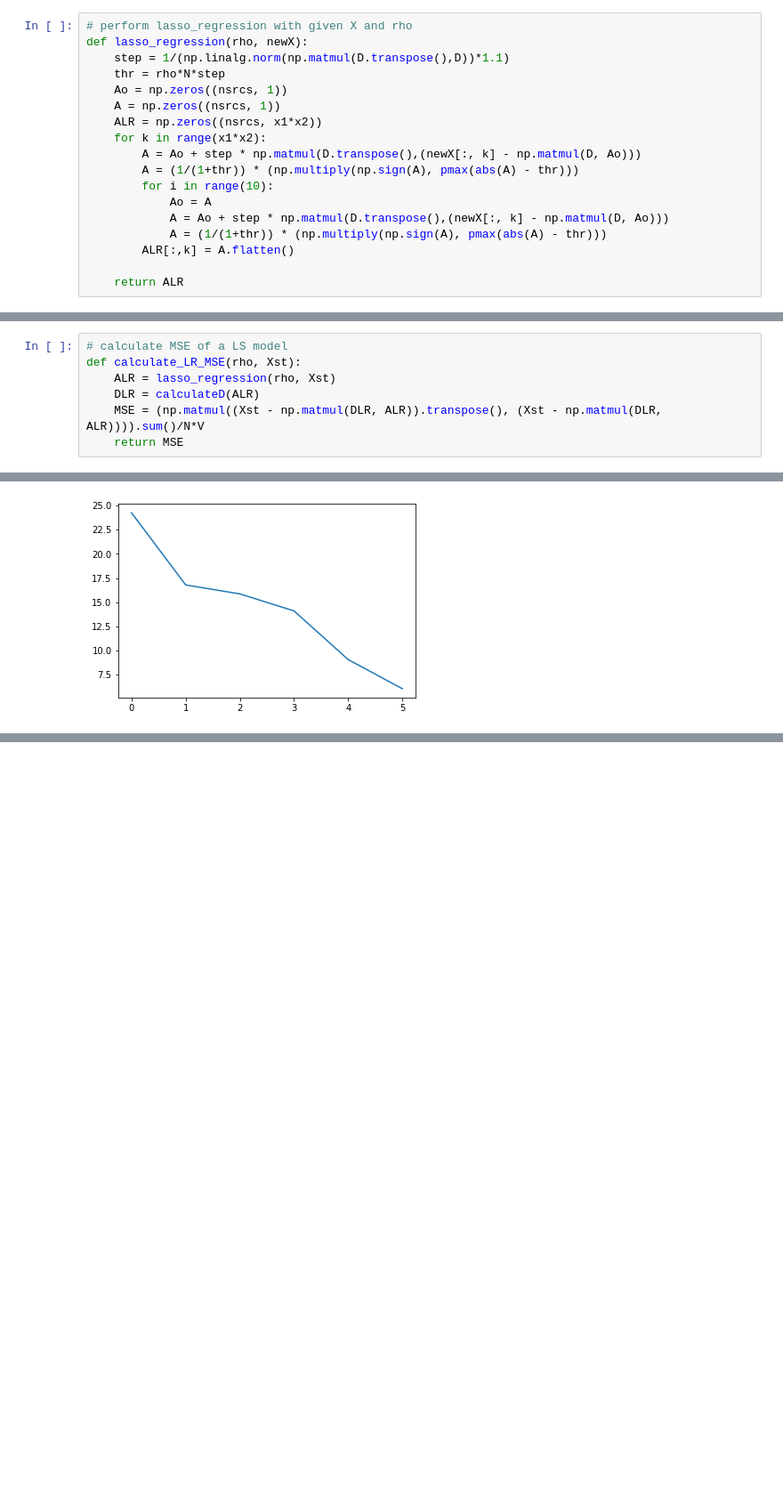
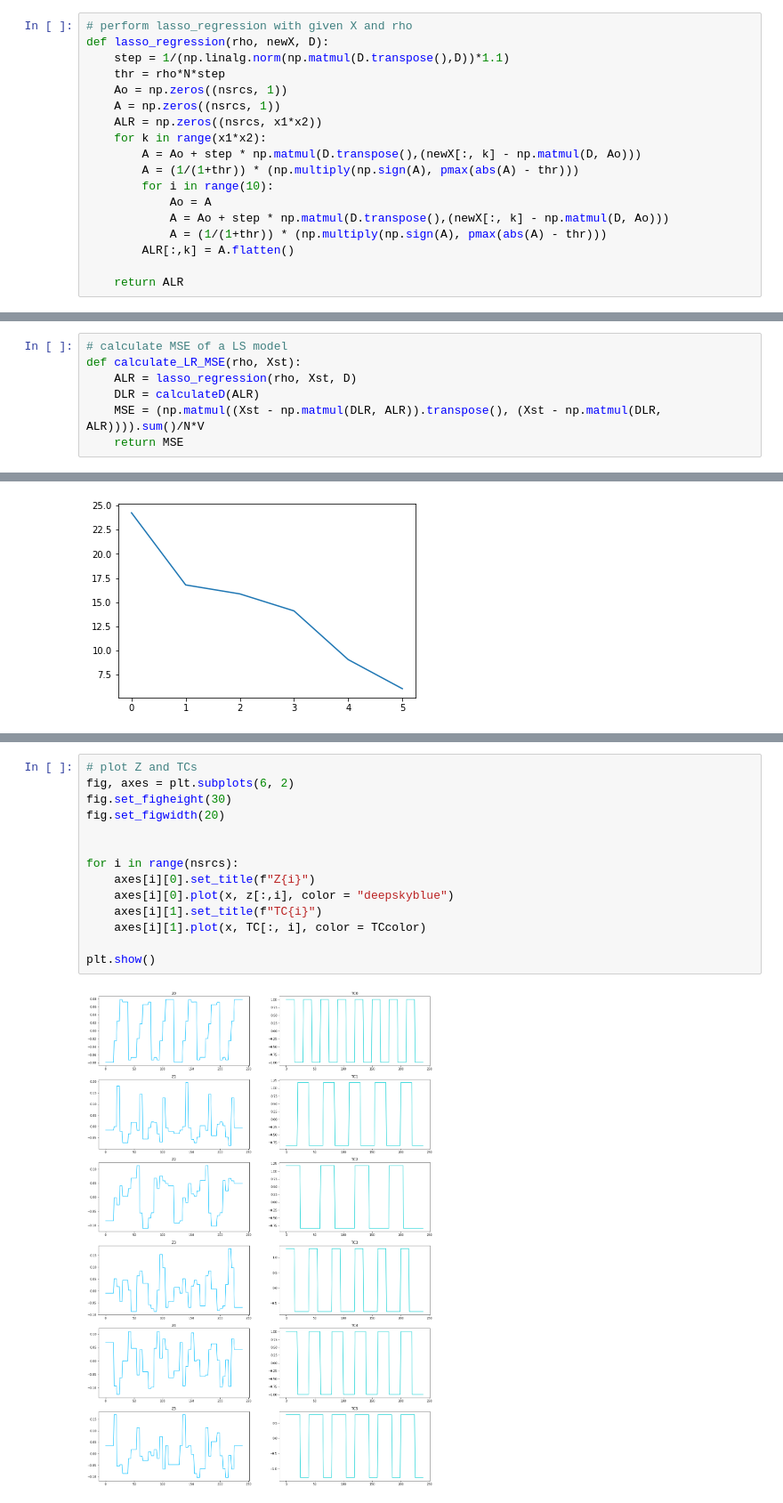
Before and after one commit to tvtpt/MAST30034_assignment1, a Jupyter notebook: Code for both question.ipynb, the cells around one changed output, grey strips where cells are left out. Shown at 89% size. Saved outputs shown, nothing was run; the diff lists cells and outputs as text; blank space fills up the shorter version.

```diff
--- a/Code for both question.ipynb
+++ b/Code for both question.ipynb
@@ -368,7 +368,7 @@ def pmax(A):
     return final_matrix
 # %%
 # perform lasso_regression with given X and rho
-def lasso_regression(rho, newX):
+def lasso_regression(rho, newX, D):
     step = 1/(np.linalg.norm(np.matmul(D.transpose(),D))*1.1)
     thr = rho*N*step
     Ao = np.zeros((nsrcs, 1))
@@ -398,7 +398,7 @@ def generate_standardised_X(mu, varTC, varSM):
 # %%
 # calculate MSE of a LS model
 def calculate_LR_MSE(rho, Xst):
-    ALR = lasso_regression(rho, Xst)
+    ALR = lasso_regression(rho, Xst, D)
     DLR = calculateD(ALR)
     MSE = (np.matmul((Xst - np.matmul(DLR, ALR)).transpose(), (Xst - np.matmul(DLR, ALR)))).sum()/N*V
     return MSE
@@ -508,0 +507,16 @@ AttributeError: 'numpy.ndarray' object has no attribute 'idxmin'
+# %%
+# plot Z and TCs
+fig, axes = plt.subplots(6, 2)
+fig.set_figheight(30)
+fig.set_figwidth(20)
+
+
+for i in range(nsrcs):
+    axes[i][0].set_title(f"Z{i}")
+    axes[i][0].plot(x, z[:,i], color = "deepskyblue")
+    axes[i][1].set_title(f"TC{i}")
+    axes[i][1].plot(x, TC[:, i], color = TCcolor)
+
+plt.show()
+# %% [output]
+[figure, added]
```
Also changed, not shown: parts of 5 cells of this notebook.
